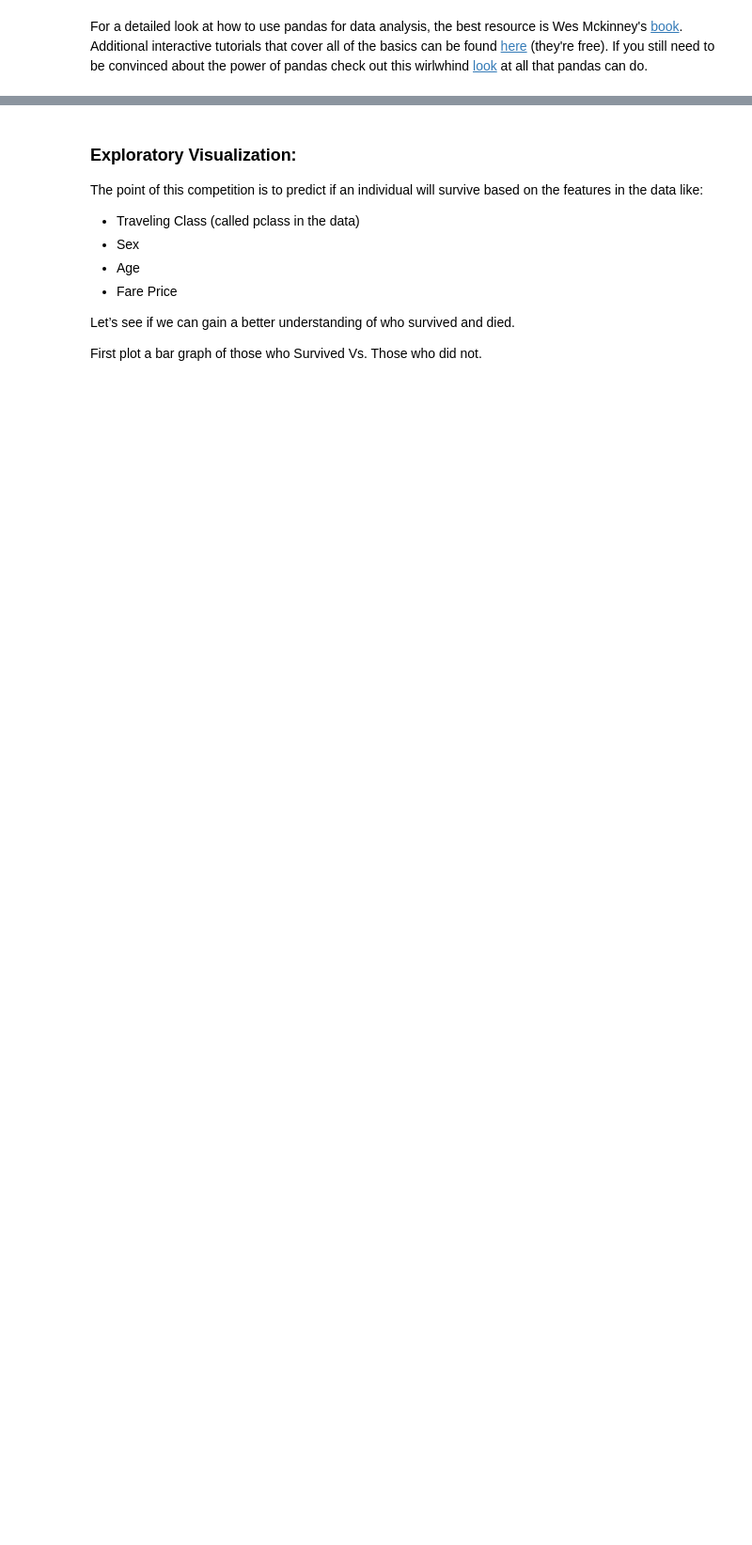
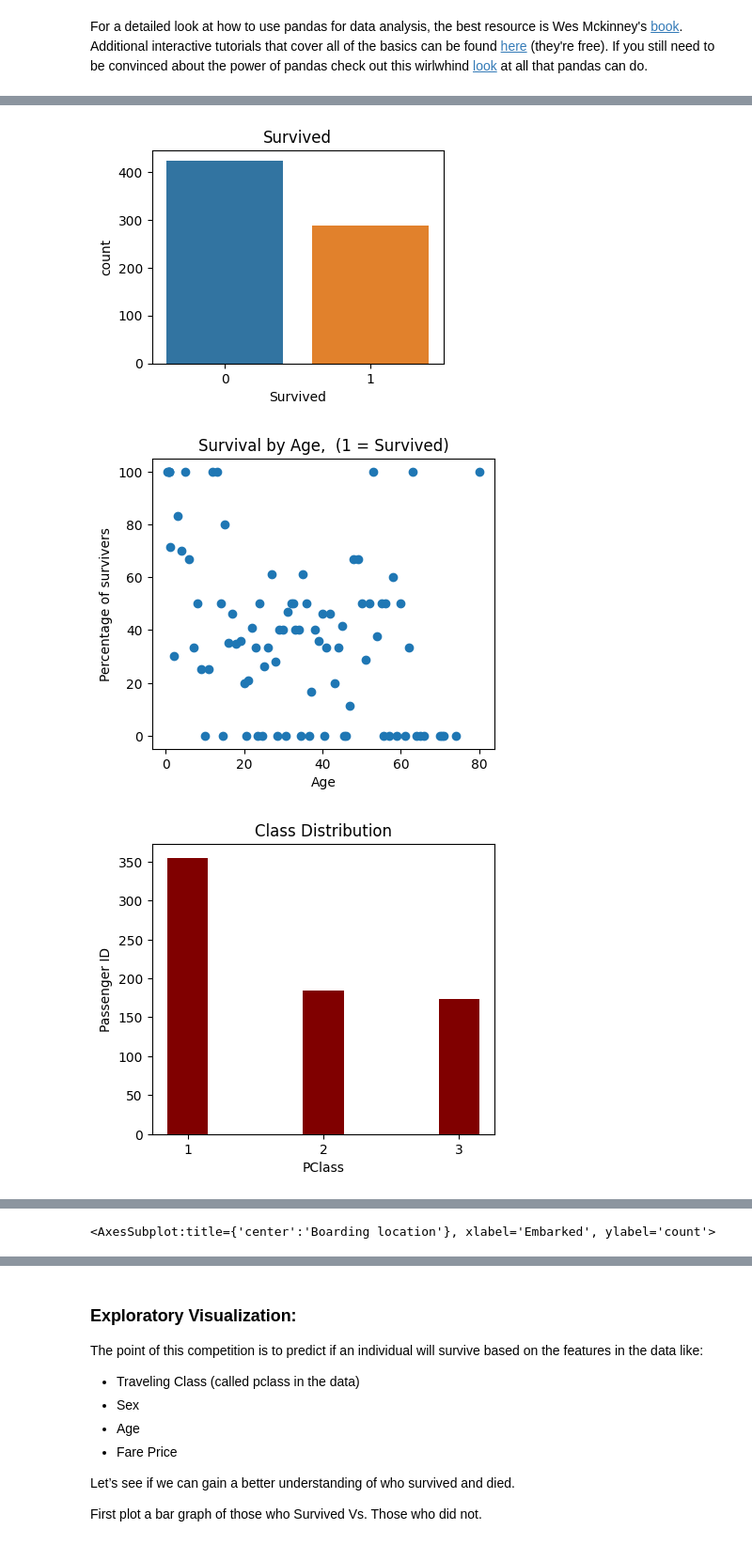
Before and after one commit to srk-practicum/2022-knu-yolo, a Jupyter notebook: Tasks/task1/Titanic_template.ipynb, the cells around one changed output, grey strips where cells are left out. Shown: that part at 94% size. Drawn from its saved outputs; the diff is of its cells as text; code cells hidden in the pictures; blank space fills up the shorter version.

```diff
--- a/Tasks/task1/Titanic_template.ipynb
+++ b/Tasks/task1/Titanic_template.ipynb
@@ -38,6 +39,8 @@ from sklearn.ensemble import RandomForestClassifier
 # %% [markdown]
 ### Data Handling
 #### Read data (training set) in using pandas:
+# %%
+df = pd.read_csv('train.csv')
 # %% [markdown]
 Show an overview of our data:
 # %%
@@ -71,0 +90,4 @@ Now we have a clean and tidy dataset that is ready for analysis.
+# %%
+df.dropna(inplace=True)
+
+df
@@ -89,28 +125,49 @@ Plot 5 graphs in this section:
 5.   Plots a bar graph of passengers per boarding location
 # %%
 # specifies the parameters of our graphs
-fig = plt.figure(figsize=(18,6), dpi=1600)
+fig = plt.figure(figsize=(4,3), dpi=100)
 alpha=alpha_scatterplot = 0.2
 alpha_bar_chart = 0.55
 
 # plot many diffrent shaped graphs together
-ax1 = plt.subplot2grid((2,3),(0,0))
-plt.title("Distribution of Survival, (1 = Survived)")
+plt.title("Survived")
+sns.countplot(x='Survived',data=df)
+plt.show()
+
 # plots a bar graph of those who surived vs those who did not.
+fig = plt.figure(figsize=(16,9), dpi=100)
+ax2 = plt.subplot2grid((2,3),(0,1))
+plt.title("Survival by Age,  (1 = Survived)")
+ages = np.sort(pd.unique(df.Age))
+survivers_percentage = [100 * df[(df.Age==i) & (df.Survived==1)].shape[0] / df[df.Age==i].shape[0]
+                        for i in ages]
+ax2.set_ylabel("Percentage of survivers")
+ax2.set_xlabel("Age")
+ax2.scatter(ages, survivers_percentage)
 
-
-plt.subplot2grid((2,3),(0,1))
-plt.title("Survival by Age,  (1 = Survived)")
-
-
+fig = plt.figure(figsize=(16,9), dpi=100)
+clas = ['1', '2', '3']
 ax3 = plt.subplot2grid((2,3),(0,2))
 plt.title("Class Distribution")
+plt.xlabel("PClass")
+plt.ylabel("Passenger ID")
+plt.bar(clas, df['Pclass'].value_counts(), color ='maroon', width = 0.3)
 
-
-# plots a kernel density estimate of the passengers's age separately for all 3 classes
+# plots a kernel density estimate of the subset of the 1st class passangers's age
+fig = plt.figure(figsize=(16,3), dpi=100)
 plt.subplot2grid((2,3),(1,0), colspan=2)
 plt.title("Age Distribution within classes")
+df.loc[df['Pclass'] == 1].Age.plot.density(color='Blue')
+df.loc[df['Pclass'] == 2].Age.plot.density(color='Red')
+df.loc[df['Pclass'] == 3].Age.plot.density(color='Green')
+plt.title('Density plot for Speeding')
+plt.show()
 
-
+fig = plt.figure(figsize=(16,9), dpi=100)
 ax5 = plt.subplot2grid((2,3),(1,2))
-plt.title("Passengers per boarding location")
+plt.title("Boarding location")
+sns.countplot(x='Embarked',data=df)
+# %% [output]
+[figure, added]
+[figure, added]
+[figure, added]
@@ -116,0 +175 @@ plt.title("Passengers per boarding location")
+<AxesSubplot:title={'center':'Boarding location'}, xlabel='Embarked', ylabel='count'>
```
Also changed, not shown: parts of 21 cells of this notebook.
